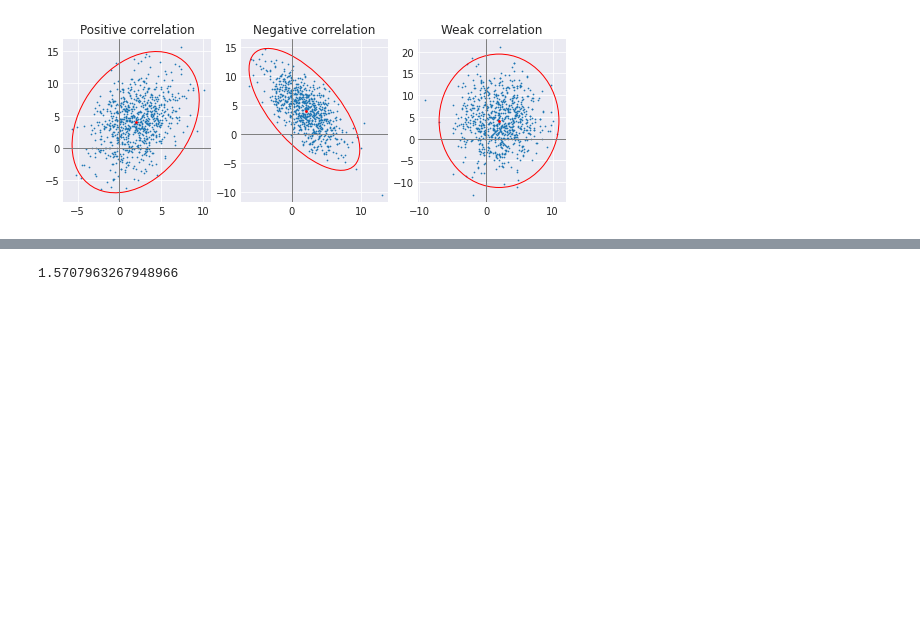
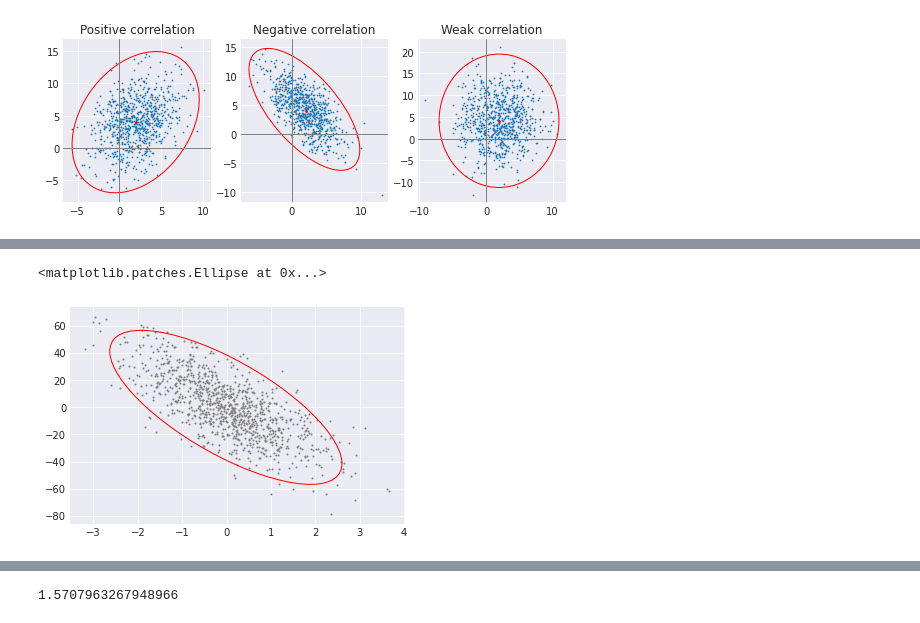
Before and after one commit to ViskaWei/LV, a Jupyter notebook: nb/dnn.ipynb, the cells around one changed output, grey strips where cells are left out. Drawn from its saved outputs; the diff is of its cells as text; code cells hidden in the pictures; blank space fills up the shorter version.

```diff
--- a/nb/dnn.ipynb
+++ b/nb/dnn.ipynb
@@ -230,0 +255,17 @@ def get_chi2(x,y):
+# %%
+ratio, df = 0.95,2
+c="r"
+chi2_val = chi2.ppf(ratio, df)
+co = 2 * chi2_val**0.5
+e = Ellipse(xy=(x0, y0),width=co*s05[0], height=co*s05[1], facecolor="none",edgecolor=c,label=f"$\Chi^2$-{chi2_val}")
+transf = transforms.Affine2D().rotate_deg(degree)
+# e.set_transform(transf)
+#         transf = transforms.Affine2D().rotate_deg(degree)
+# %%
+f, ax = plt.subplots(1)
+ax.scatter(x,y,s=1,c='gray')
+e.set_transform(transf + ax.transData)
+ax.add_patch(e)
+# %% [output]
+<matplotlib.patches.Ellipse at 0x...>
+[figure, added]
```
Also changed, not shown: parts of 16 cells of this notebook, 1 other file.
